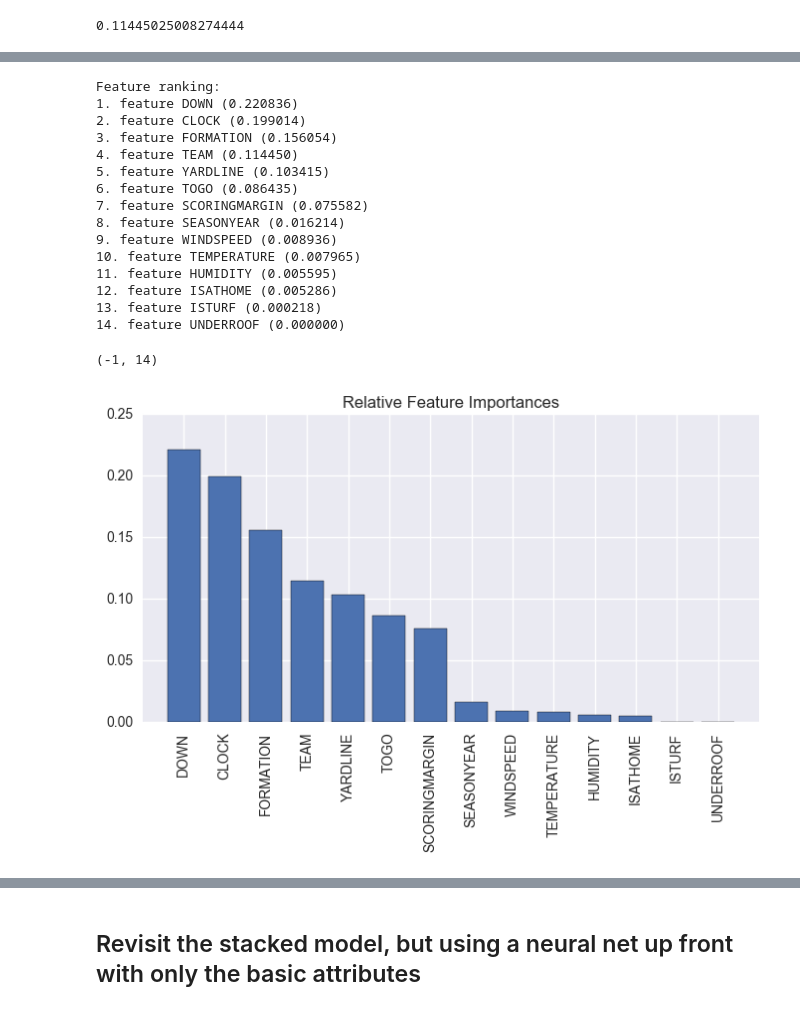
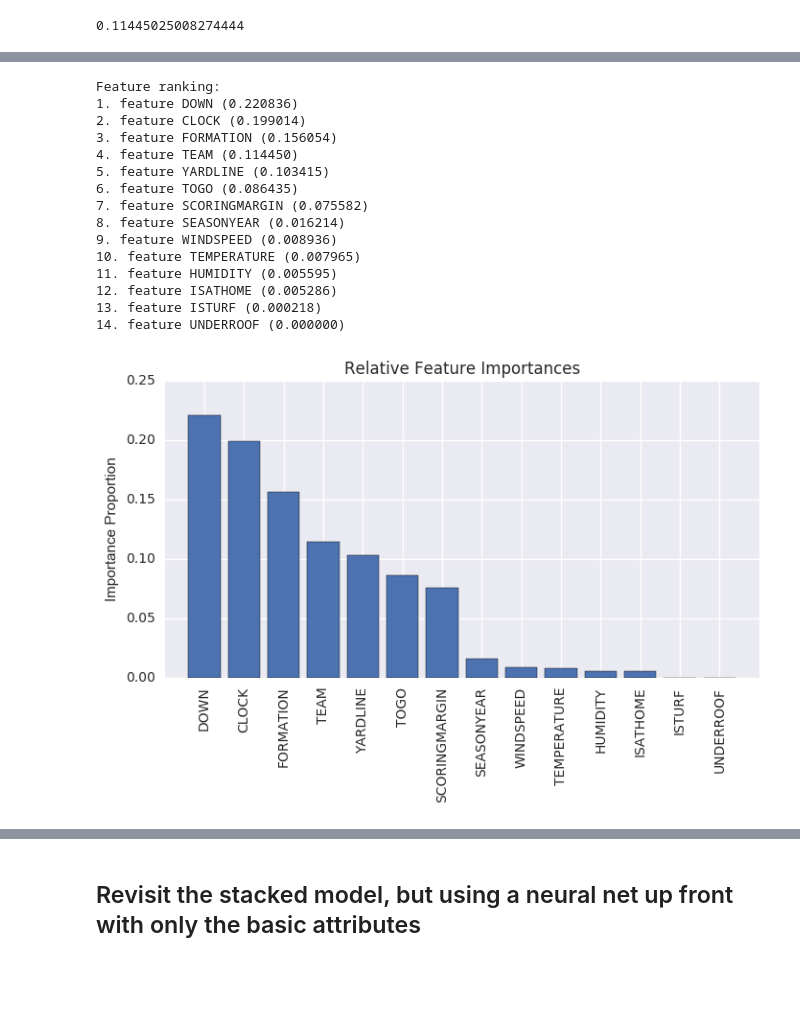
Before and after one commit to zreyn/nfl, a Jupyter notebook: notebooks/nfl-modeling.ipynb, the cells around one changed output, grey strips where cells are left out. Cells and saved outputs as stored; diff of their text form; code cells hidden in the pictures; blank space fills up the shorter version.

```diff
--- a/notebooks/nfl-modeling.ipynb
+++ b/notebooks/nfl-modeling.ipynb
@@ -1109,6 +1109,8 @@ SCORINGMARGIN 0.0755823679915
 ISATHOME 0.00528627084783
 UNDERROOF 0.0
 # %%
+import seaborn
+
 importances = np.asarray(importances_adj)
 indices = np.argsort(importances)[::-1]
 num_features = len(importances)
@@ -1116,35 +1118,37 @@ num_features = len(importances)
 # Print the feature ranking
 print("Feature ranking:")
 
 feature_names = []
 for f in range(num_features):
     print("%d. feature %s (%f)" % (f + 1, col_names_adj[indices[f]], importances[indices[f]]))
     feature_names.append(col_names_adj[indices[f]])
 
 # Plot the feature importances of the forest
 plt.figure(figsize=(8,4))
 plt.title("Relative Feature Importances")
 plt.bar(range(num_features), importances[indices], align="center")
 plt.xticks(range(num_features), feature_names, rotation='vertical')
 plt.xlim([-1, num_features])
+plt.ylabel('Importance Proportion')
+
+plt.savefig('../docs/temp.png', transparent=True)
 # %% [output]
 Feature ranking:
 1. feature DOWN (0.220836)
 2. feature CLOCK (0.199014)
 3. feature FORMATION (0.156054)
 4. feature TEAM (0.114450)
 5. feature YARDLINE (0.103415)
 6. feature TOGO (0.086435)
 7. feature SCORINGMARGIN (0.075582)
 8. feature SEASONYEAR (0.016214)
 9. feature WINDSPEED (0.008936)
 10. feature TEMPERATURE (0.007965)
 11. feature HUMIDITY (0.005595)
 12. feature ISATHOME (0.005286)
 13. feature ISTURF (0.000218)
 14. feature UNDERROOF (0.000000)
-(-1, 14)
-[figure, old version]
+[figure, new version]
 # %%
 gd_best.get_params()
 # %% [output]
```
Also changed, not shown: parts of 2 cells of this notebook, 4 other files.
